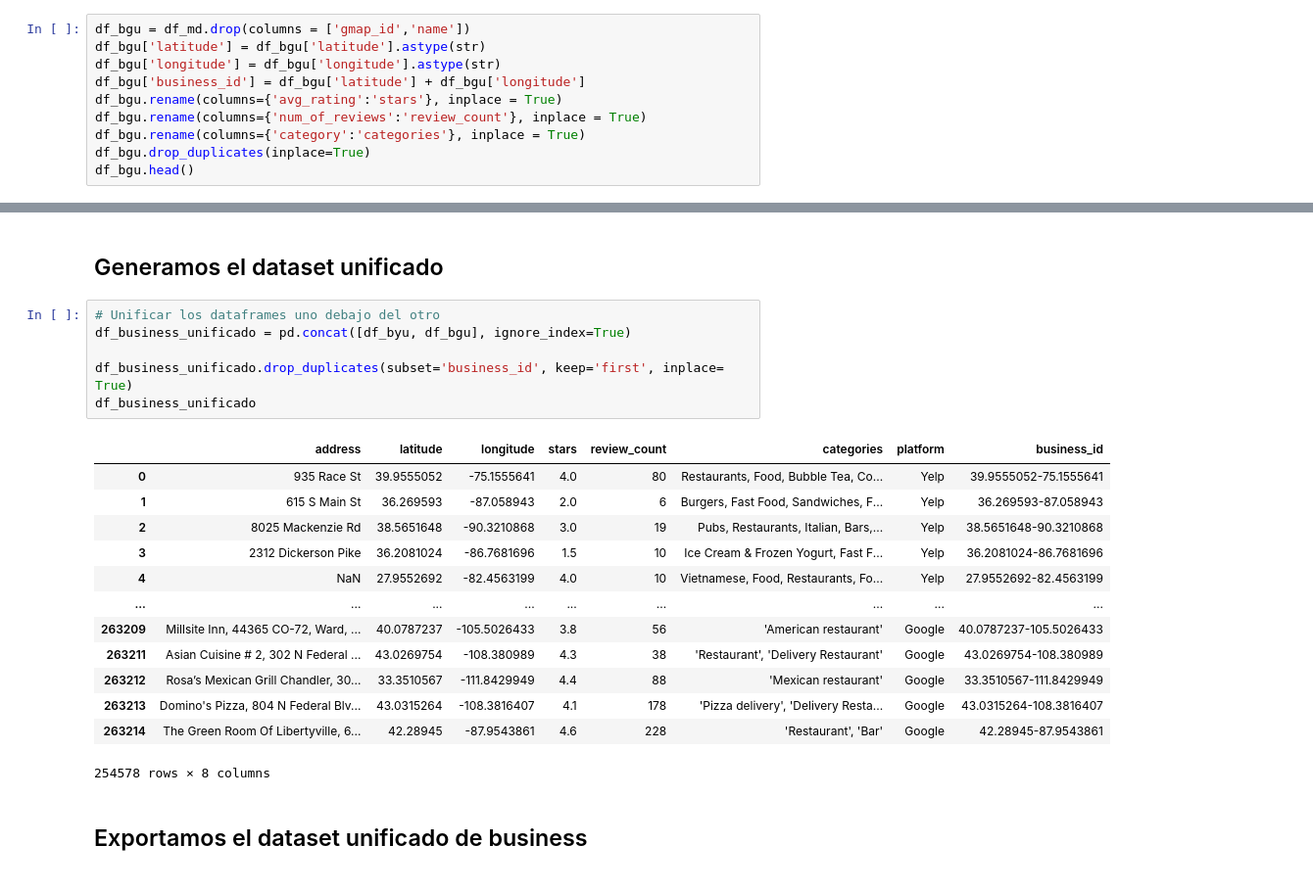
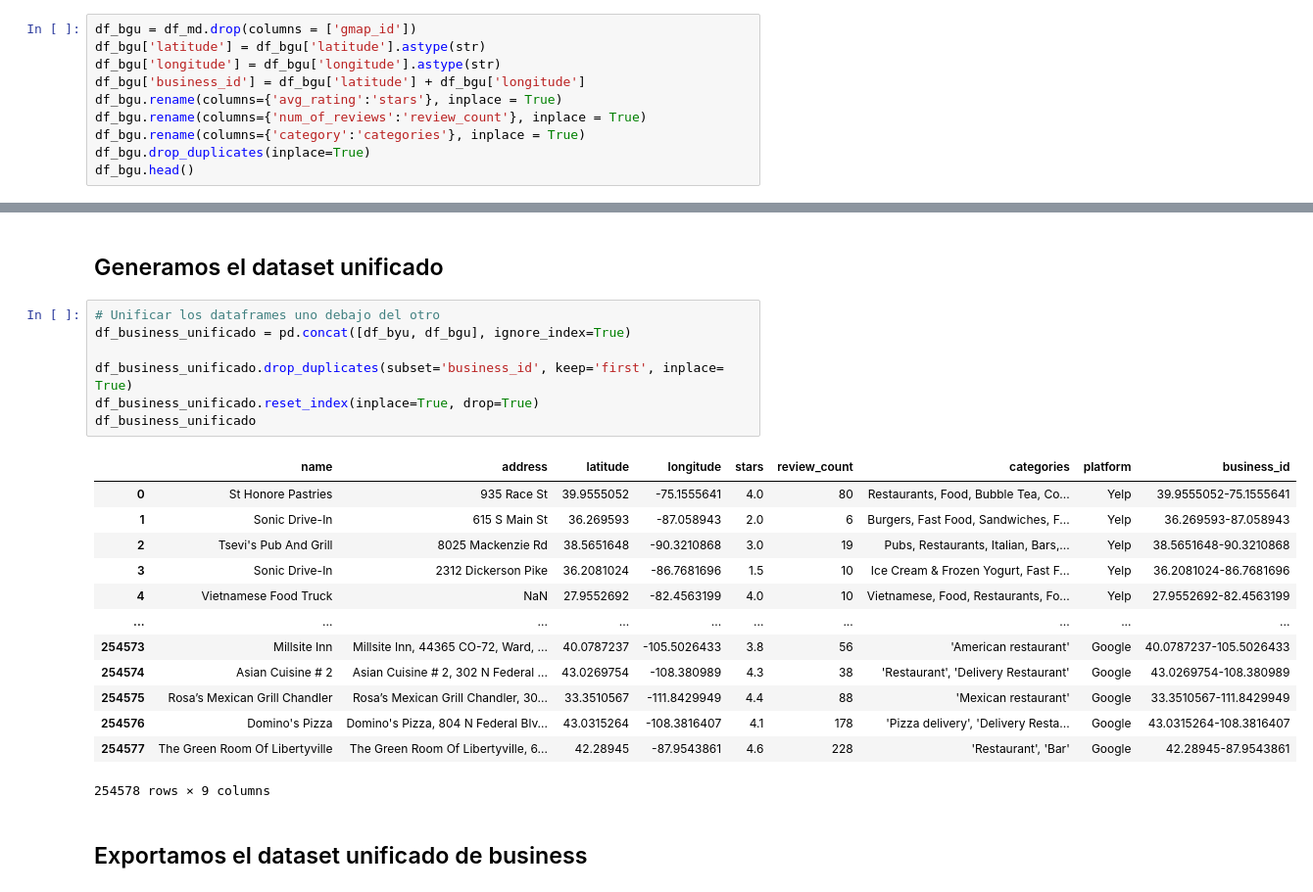
Before and after one commit to LucaTraversa17/ProyectoFinalHenry, a Jupyter notebook: ETL/ETL_UnificacionTablas.ipynb, the cells around one changed output, grey strips where cells are left out. Shown at 98% size. Cells and saved outputs as stored; diff of their text form.

```diff
--- a/ETL/ETL_UnificacionTablas.ipynb
+++ b/ETL/ETL_UnificacionTablas.ipynb
@@ -40,7 +40,7 @@ df_md.head()
 # %% [markdown]
 ## Cambiamos las columnas que no nos sirven y generamos el business_id desde latitud y longitud
 # %%
-df_bgu = df_md.drop(columns = ['gmap_id','name'])
+df_bgu = df_md.drop(columns = ['gmap_id'])
 df_bgu['latitude'] = df_bgu['latitude'].astype(str)
 df_bgu['longitude'] = df_bgu['longitude'].astype(str)
 df_bgu['business_id'] = df_bgu['latitude'] + df_bgu['longitude']
@@ -105,22 +109,23 @@ df_byu.head()
 # %%
 # Unificar los dataframes uno debajo del otro
 df_business_unificado = pd.concat([df_byu, df_bgu], ignore_index=True)
 
 df_business_unificado.drop_duplicates(subset='business_id', keep='first', inplace= True)
+df_business_unificado.reset_index(inplace=True, drop=True)
 df_business_unificado
 # %% [output]
-|  | address | latitude | longitude | stars | review_count | categories | platform | business_id |
-| 0 | 935 Race St | 39.9555052 | -75.1555641 | 4.0 | 80 | Restaurants, Food, Bubble Tea, Co... | Yelp | 39.9555052-75.1555641 |
-| 1 | 615 S Main St | 36.269593 | -87.058943 | 2.0 | 6 | Burgers, Fast Food, Sandwiches, F... | Yelp | 36.269593-87.058943 |
-| 2 | 8025 Mackenzie Rd | 38.5651648 | -90.3210868 | 3.0 | 19 | Pubs, Restaurants, Italian, Bars,... | Yelp | 38.5651648-90.3210868 |
-| 3 | 2312 Dickerson Pike | 36.2081024 | -86.7681696 | 1.5 | 10 | Ice Cream & Frozen Yogurt, Fast F... | Yelp | 36.2081024-86.7681696 |
-| 4 | NaN | 27.9552692 | -82.4563199 | 4.0 | 10 | Vietnamese, Food, Restaurants, Fo... | Yelp | 27.9552692-82.4563199 |
-| ... | ... | ... | ... | ... | ... | ... | ... | ... |
-| 263209 | Millsite Inn, 44365 CO-72, Ward, ... | 40.0787237 | -105.5026433 | 3.8 | 56 | 'American restaurant' | Google | 40.0787237-105.5026433 |
-| 263211 | Asian Cuisine # 2, 302 N Federal ... | 43.0269754 | -108.380989 | 4.3 | 38 | 'Restaurant', 'Delivery Restaurant' | Google | 43.0269754-108.380989 |
-| 263212 | Rosa’s Mexican Grill Chandler, 30... | 33.3510567 | -111.8429949 | 4.4 | 88 | 'Mexican restaurant' | Google | 33.3510567-111.8429949 |
-| 263213 | Domino's Pizza, 804 N Federal Blv... | 43.0315264 | -108.3816407 | 4.1 | 178 | 'Pizza delivery', 'Delivery Resta... | Google | 43.0315264-108.3816407 |
-| 263214 | The Green Room Of Libertyville, 6... | 42.28945 | -87.9543861 | 4.6 | 228 | 'Restaurant', 'Bar' | Google | 42.28945-87.9543861 |
+|  | name | address | latitude | longitude | stars | review_count | categories | platform | business_id |
+| 0 | St Honore Pastries | 935 Race St | 39.9555052 | -75.1555641 | 4.0 | 80 | Restaurants, Food, Bubble Tea, Co... | Yelp | 39.9555052-75.1555641 |
+| 1 | Sonic Drive-In | 615 S Main St | 36.269593 | -87.058943 | 2.0 | 6 | Burgers, Fast Food, Sandwiches, F... | Yelp | 36.269593-87.058943 |
+| 2 | Tsevi's Pub And Grill | 8025 Mackenzie Rd | 38.5651648 | -90.3210868 | 3.0 | 19 | Pubs, Restaurants, Italian, Bars,... | Yelp | 38.5651648-90.3210868 |
+| 3 | Sonic Drive-In | 2312 Dickerson Pike | 36.2081024 | -86.7681696 | 1.5 | 10 | Ice Cream & Frozen Yogurt, Fast F... | Yelp | 36.2081024-86.7681696 |
+| 4 | Vietnamese Food Truck | NaN | 27.9552692 | -82.4563199 | 4.0 | 10 | Vietnamese, Food, Restaurants, Fo... | Yelp | 27.9552692-82.4563199 |
+| ... | ... | ... | ... | ... | ... | ... | ... | ... | ... |
+| 254573 | Millsite Inn | Millsite Inn, 44365 CO-72, Ward, ... | 40.0787237 | -105.5026433 | 3.8 | 56 | 'American restaurant' | Google | 40.0787237-105.5026433 |
+| 254574 | Asian Cuisine # 2 | Asian Cuisine # 2, 302 N Federal ... | 43.0269754 | -108.380989 | 4.3 | 38 | 'Restaurant', 'Delivery Restaurant' | Google | 43.0269754-108.380989 |
+| 254575 | Rosa’s Mexican Grill Chandler | Rosa’s Mexican Grill Chandler, 30... | 33.3510567 | -111.8429949 | 4.4 | 88 | 'Mexican restaurant' | Google | 33.3510567-111.8429949 |
+| 254576 | Domino's Pizza | Domino's Pizza, 804 N Federal Blv... | 43.0315264 | -108.3816407 | 4.1 | 178 | 'Pizza delivery', 'Delivery Resta... | Google | 43.0315264-108.3816407 |
+| 254577 | The Green Room Of Libertyville | The Green Room Of Libertyville, 6... | 42.28945 | -87.9543861 | 4.6 | 228 | 'Restaurant', 'Bar' | Google | 42.28945-87.9543861 |
-254578 rows × 8 columns
+254578 rows × 9 columns
 # %% [markdown]
 ## Exportamos el dataset unificado de business
```
Also changed, not shown: parts of 7 cells of this notebook.
